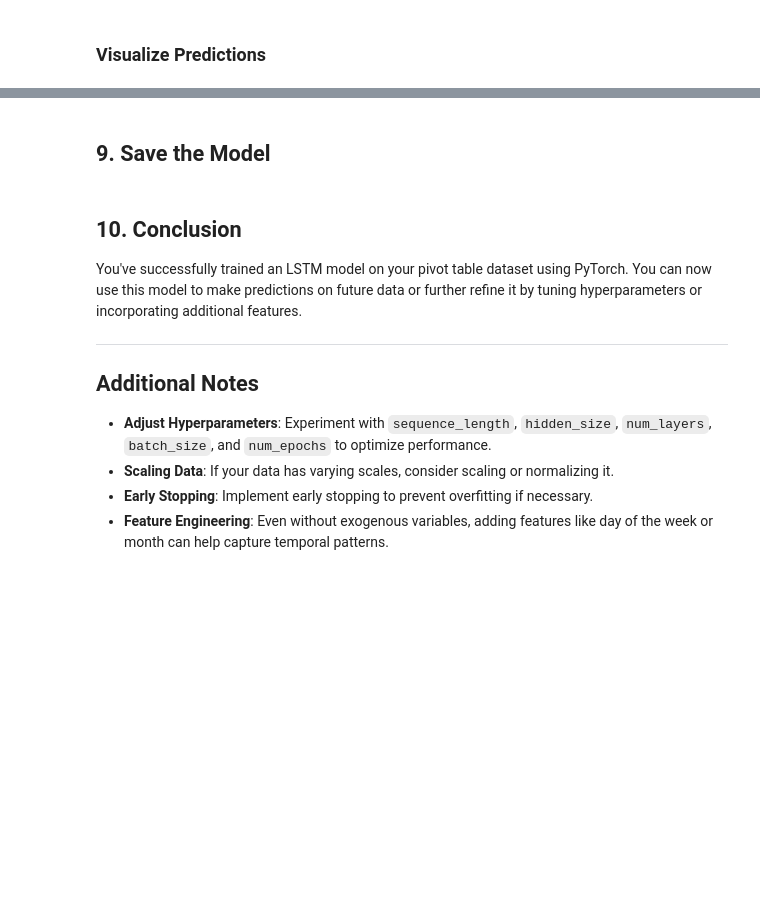
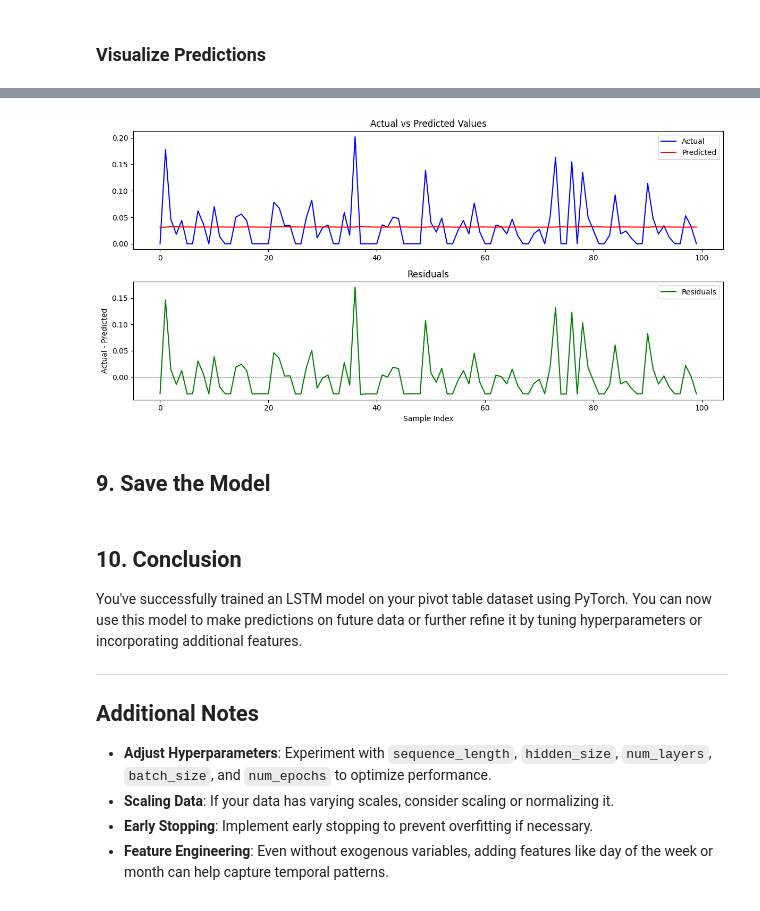
Before and after one commit to Bincowsky/Bonkis-Jake, a Jupyter notebook: notebooks/lstm.ipynb, the cells around one changed output, grey strips where cells are left out. Saved outputs shown, nothing was run; the diff lists cells and outputs as text; code cells hidden in the pictures; blank space fills up the shorter version.

```diff
--- a/notebooks/lstm.ipynb
+++ b/notebooks/lstm.ipynb
@@ -352,3 +373,31 @@ plt.show()
+# %%
+import matplotlib.pyplot as plt
+
+# Calculate residuals
+residuals = np.array(actuals[:100]) - np.array(predictions[:100])
+
+plt.figure(figsize=(12, 6))
+
+# Actual vs Predicted
+plt.subplot(2, 1, 1)
+plt.plot(actuals[:100], label='Actual', color='blue')
+plt.plot(predictions[:100], label='Predicted', color='red')
+plt.legend()
+plt.title('Actual vs Predicted Values')
+
+# Residuals
+plt.subplot(2, 1, 2)
+plt.plot(residuals, label='Residuals', color='green')
+plt.axhline(0, color='black', linewidth=0.5, linestyle='--')
+plt.legend()
+plt.title('Residuals')
+plt.xlabel('Sample Index')
+plt.ylabel('Actual - Predicted')
+
+plt.tight_layout()
+plt.show()
+# %% [output]
+[figure, added]
 # %% [markdown]
 <a id="9"></a>
 ## 9. Save the Model
```
Also changed, not shown: parts of 8 cells of this notebook, 1 other file.
